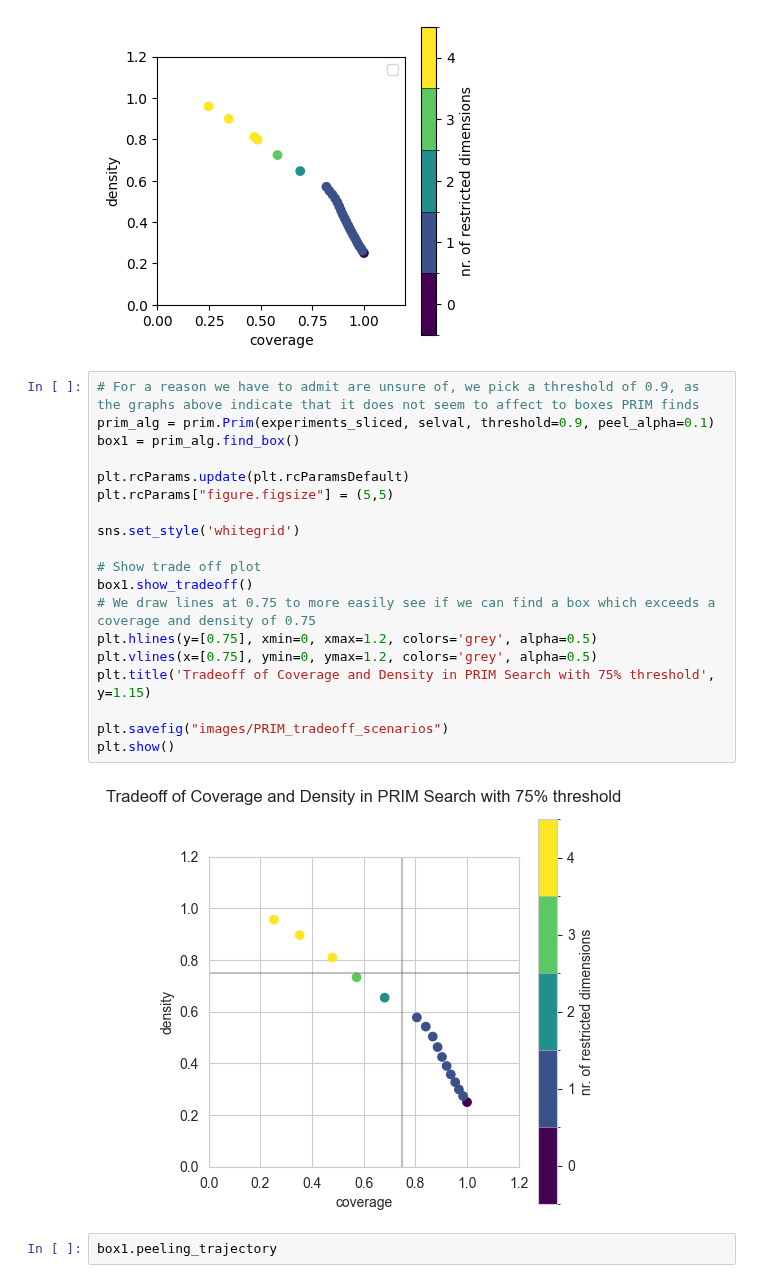
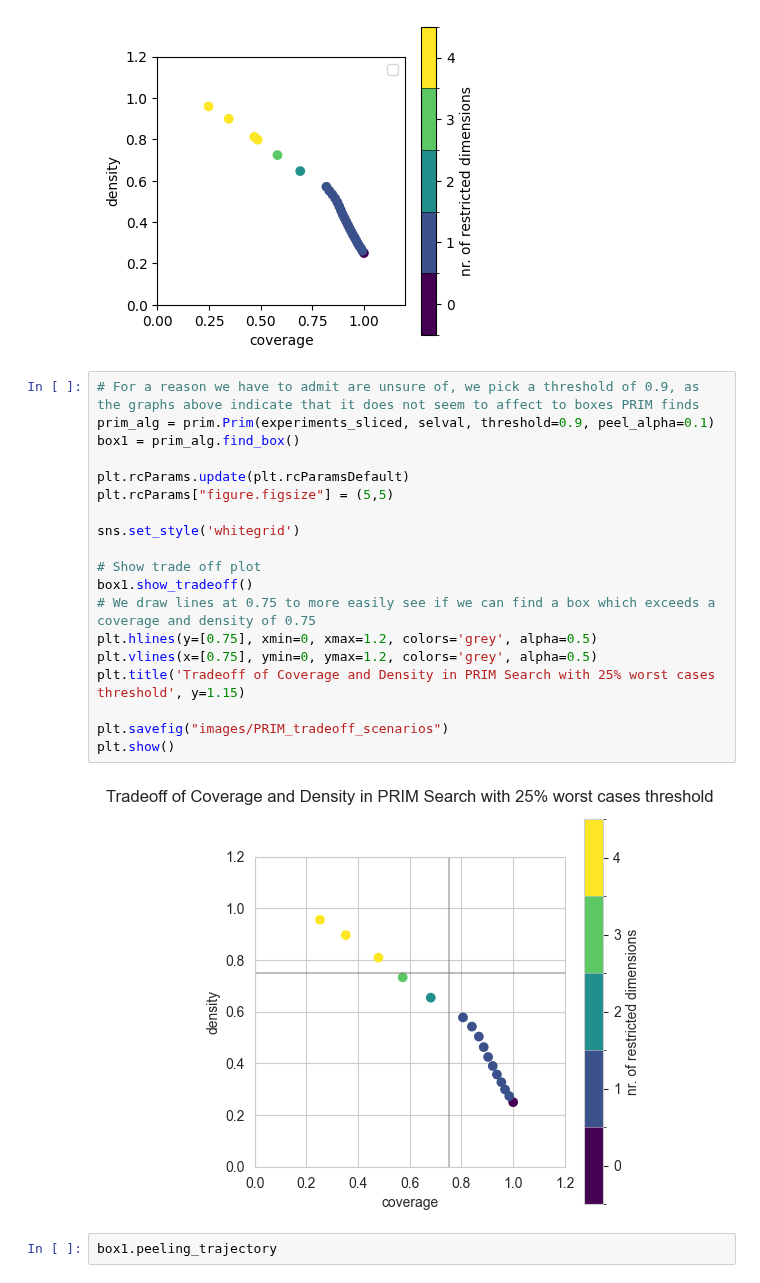
Before and after one commit to pherfkens/PROJECT_MBDM_GROUP1, a Jupyter notebook: final assignment/scenario_discovery_prim.ipynb, the cells around one changed output. Saved outputs shown, nothing was run; the diff lists cells and outputs as text.

```diff
--- a/final assignment/scenario_discovery_prim.ipynb
+++ b/final assignment/scenario_discovery_prim.ipynb
@@ -176,24 +176,24 @@ Threshold 0.90:
 # %%
 # For a reason we have to admit are unsure of, we pick a threshold of 0.9, as the graphs above indicate that it does not seem to affect to boxes PRIM finds
 prim_alg = prim.Prim(experiments_sliced, selval, threshold=0.9, peel_alpha=0.1)
 box1 = prim_alg.find_box()
 
 plt.rcParams.update(plt.rcParamsDefault)
 plt.rcParams["figure.figsize"] = (5,5)
 
 sns.set_style('whitegrid')
 
 # Show trade off plot
 box1.show_tradeoff()
 # We draw lines at 0.75 to more easily see if we can find a box which exceeds a coverage and density of 0.75
 plt.hlines(y=[0.75], xmin=0, xmax=1.2, colors='grey', alpha=0.5)
 plt.vlines(x=[0.75], ymin=0, ymax=1.2, colors='grey', alpha=0.5)
-plt.title('Tradeoff of Coverage and Density in PRIM Search with 75% threshold', y=1.15)
+plt.title('Tradeoff of Coverage and Density in PRIM Search with 25% worst cases threshold', y=1.15)
 
 plt.savefig("images/PRIM_tradeoff_scenarios")
 plt.show()
 # %% [output]
-[figure, old version]
+[figure, new version]
 # %%
 box1.peeling_trajectory
 # %% [output]
```
Also changed, not shown: parts of 1 cell of this notebook, 3 other files.
